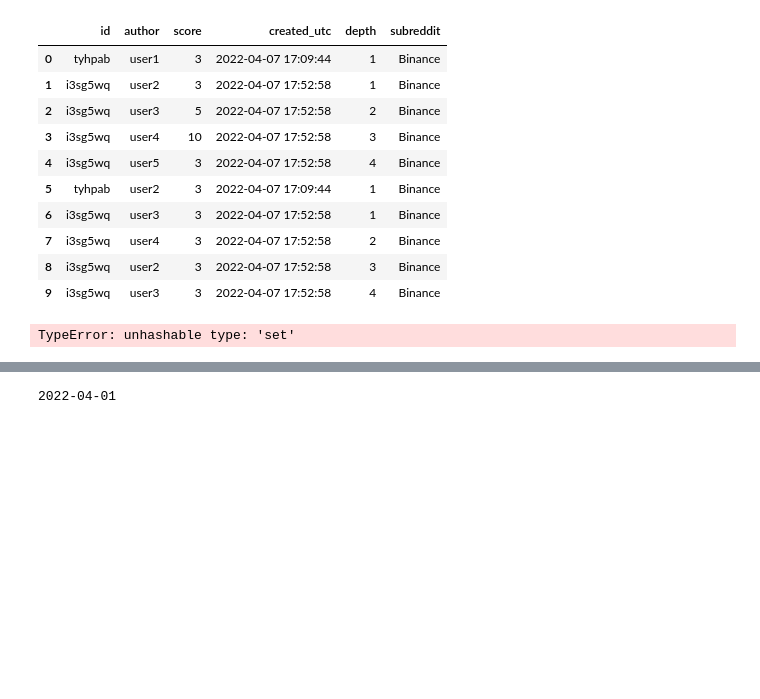
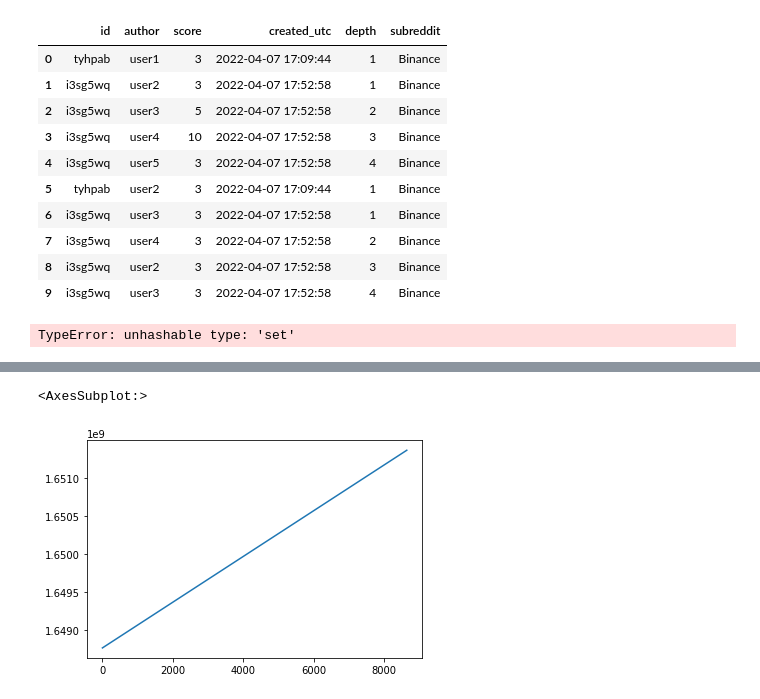
Before and after one commit to anatosun/reddit-cryptocurrency-analysis, a Jupyter notebook: notebooks/stats.ipynb, the cells around one changed output, grey strips where cells are left out. Drawn from its saved outputs; the diff is of its cells as text; code cells hidden in the pictures; blank space fills up the shorter version.

```diff
--- a/notebooks/stats.ipynb
+++ b/notebooks/stats.ipynb
@@ -356,5 +383,5 @@ fetch_monthly_data("BTC/USD", 1648771200)
-# %%
-import datetime
-print(datetime.datetime.fromtimestamp(1648764000).date())
-# %% [output]
-2022-04-01
+# %%
+f['unix'].plot()
+# %% [output]
+<AxesSubplot:>
+[figure, added]
```
Also changed, not shown: parts of 9 cells of this notebook.
